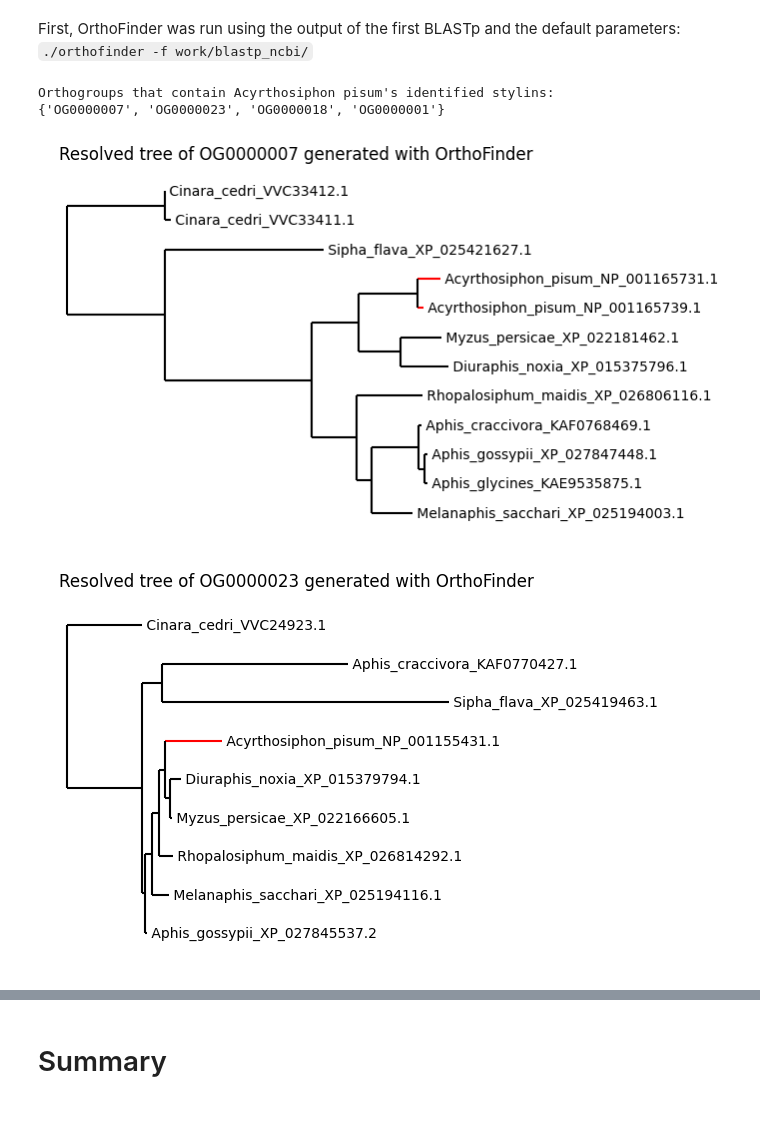
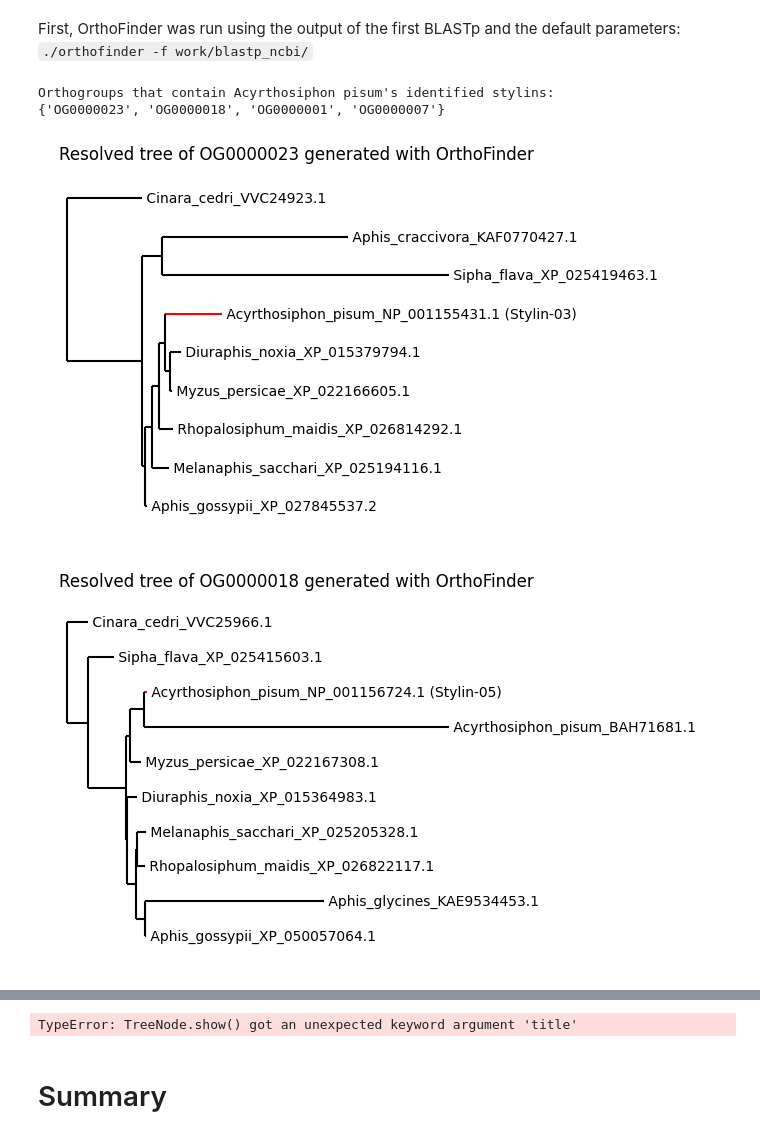
Before and after one commit to elian-stz/StylED_internship, a Jupyter notebook: xplore.ipynb, the cells around one changed output, grey strips where cells are left out. Saved outputs shown, nothing was run; the diff lists cells and outputs as text; code cells hidden in the pictures.

Commit message:
make more future-proof, changed tree name

```diff
--- a/xplore.ipynb
+++ b/xplore.ipynb
@@ -71,0 +63,6 @@ NCBI_protein_ID = ["NP_001155786.1",
+# %%
+# All stylins identified for Acyrthosiphon pisum
+## 01, 02, 03, 04, 04bis, 05
+with open("stylin_NCBI_IDs.csv", "r") as file :
+    df = pd.read_csv(file, sep = ",")
+    display(df)
@@ -71,0 +79,8 @@ NCBI_protein_ID = ["NP_001155786.1",
+# %%
+NCBI_gene_ID = df["ncbi_gene_id"].tolist()
+NCBI_protein_ID = df["ncbi_prot_id"].tolist()
+
+geneID_common_name = df.set_index("ncbi_gene_id")["stylin_name"].to_dict()
+protID_common_name = df.set_index("ncbi_prot_id")["stylin_name"].to_dict()
+for key in protID_common_name :
+    print(f"{key}: {protID_common_name[key]}")
@@ -424,24 +447,29 @@ print("Orthogroups that contain Acyrthosiphon pisum's identified stylins:")
 print(interesting_orthogroups)
 # %% [output]
 Orthogroups that contain Acyrthosiphon pisum's identified stylins:
-{'OG0000007', 'OG0000023', 'OG0000018', 'OG0000001'}
+{'OG0000023', 'OG0000018', 'OG0000001', 'OG0000007'}
 # %%
+def custom_label_func(clade) : # allows to increase string size in phylo objects without the ellipse
+    label = clade.name
+    return label
+
 path = "./Results_May17/Resolved_Gene_Trees/"
 for orthogroup in interesting_orthogroups :
     with open(path + orthogroup + "_tree.txt") as file :
         tree = Phylo.read(file, "newick")
-        for internal in tree.get_nonterminals() : # remove internal node name
-            internal.name = None
+        for internal in tree.get_nonterminals() :
+            internal.name = None # remove internal node name
         for leaf in tree.get_terminals() :
             leaf.name = leaf.name.replace("_orthologs_blastp_ncbi", "") # clean name
-            for stylin in NCBI_protein_ID : # color branch with proteins of interest
+            for stylin in protID_common_name :
                 if stylin in leaf.name :
-                    leaf.color = "red"
+                    leaf.color = "red" # color branch with identified stylin
+                    leaf.name += f" ({protID_common_name[stylin]})" # concatenate stylin common name
         fig, ax = plt.subplots()
         plt.title(f"Resolved tree of {orthogroup} generated with OrthoFinder")
         ax.axis('off') # remove the frame
-        Phylo.draw(tree, axes = ax)
+        Phylo.draw(tree, axes = ax, label_func = custom_label_func)
         plt.show()
 # %% [output]
-[figure, old version]
+[figure, new version]
-[figure, old version]
+[figure, new version]
@@ -450,3 +478,12 @@ for orthogroup in interesting_orthogroups :
+# %%
+from ete3 import Tree
+
+path = "./Results_May17/Resolved_Gene_Trees/"
+for orthogroup in interesting_orthogroups :
+    tree = Tree(path + orthogroup + "_tree.txt", format = 1)
+    tree.show(title=orthogroup)
+# %% [output]
+TypeError: TreeNode.show() got an unexpected keyword argument 'title'
 # %% [markdown]
 # Summary
 # %% [markdown]
```
Also changed, not shown: parts of 9 cells of this notebook, 2 other files.
